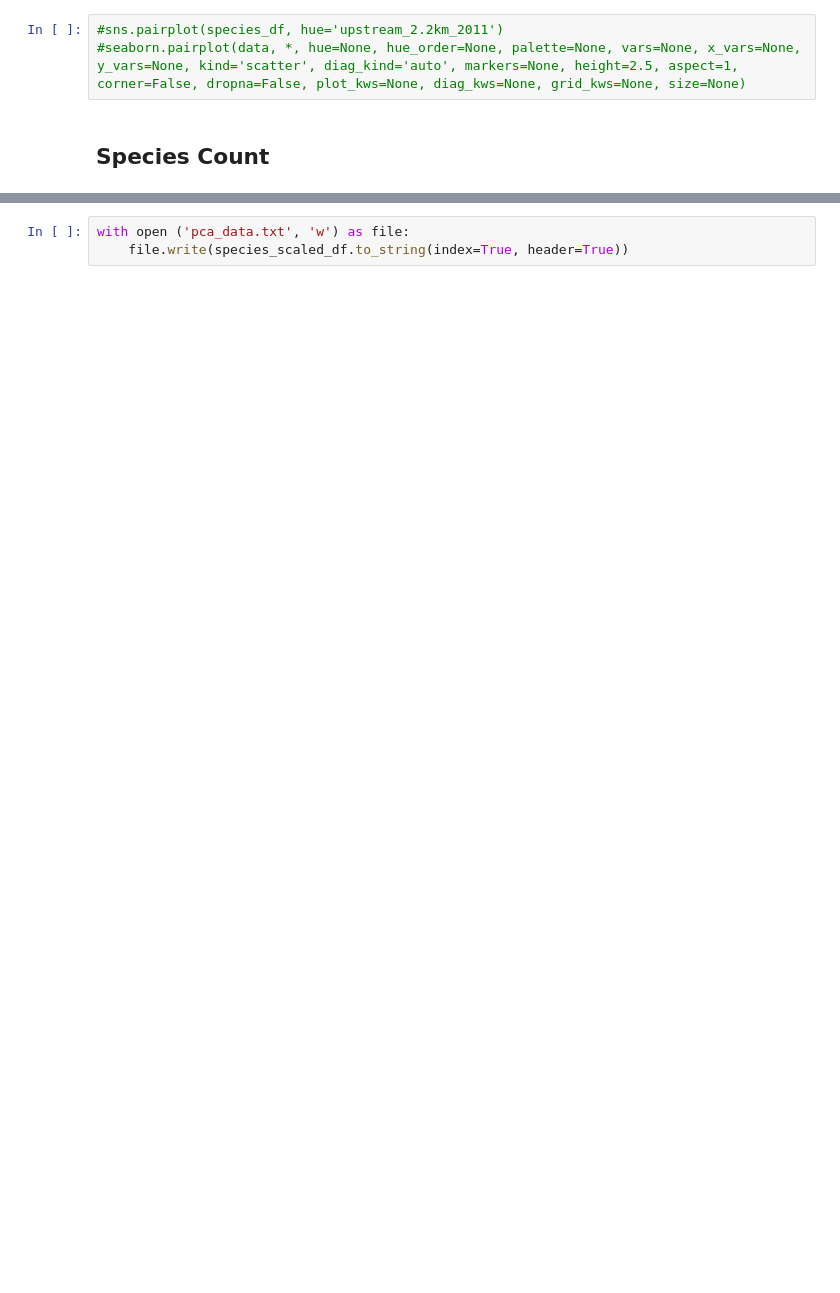
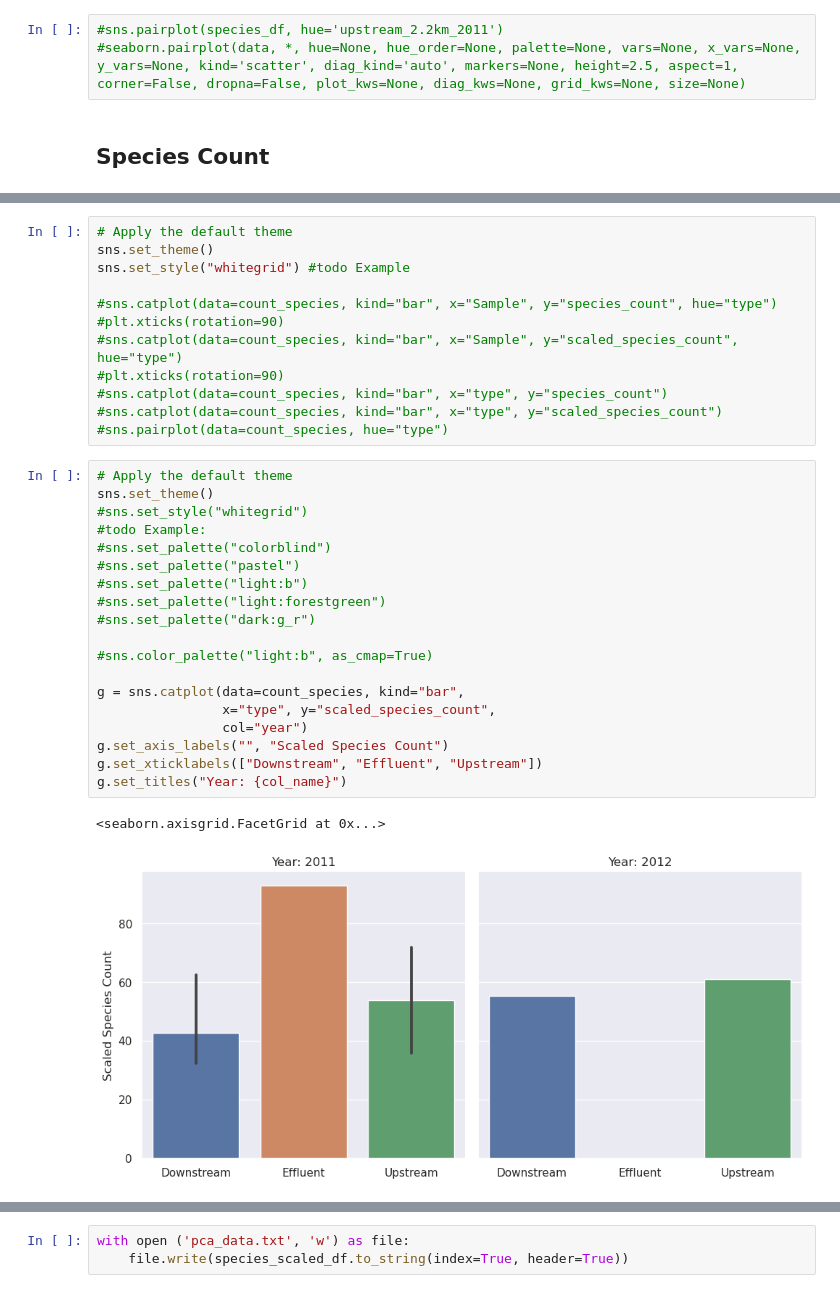
Before and after one commit to blomfelt/BBT045_Project, a Jupyter notebook: Project_group1.ipynb, the cells around one changed output, grey strips where cells are left out. Saved outputs shown, nothing was run; the diff lists cells and outputs as text; blank space fills up the shorter version.

```diff
--- a/Project_group1.ipynb
+++ b/Project_group1.ipynb
@@ -419,3 +417,37 @@ sns.catplot(data=count_species, kind="bar", x="type", y="species_count")
+# %%
+# Apply the default theme
+sns.set_theme()
+sns.set_style("whitegrid") #todo Example
+
+#sns.catplot(data=count_species, kind="bar", x="Sample", y="species_count", hue="type")
+#plt.xticks(rotation=90)
+#sns.catplot(data=count_species, kind="bar", x="Sample", y="scaled_species_count", hue="type")
+#plt.xticks(rotation=90)
+#sns.catplot(data=count_species, kind="bar", x="type", y="species_count")
+#sns.catplot(data=count_species, kind="bar", x="type", y="scaled_species_count")
+#sns.pairplot(data=count_species, hue="type")
+# %%
+# Apply the default theme
+sns.set_theme()
+#sns.set_style("whitegrid")
+#todo Example:
+#sns.set_palette("colorblind")
+#sns.set_palette("pastel")
+#sns.set_palette("light:b")
+#sns.set_palette("light:forestgreen")
+#sns.set_palette("dark:g_r")
+
+#sns.color_palette("light:b", as_cmap=True)
+
+g = sns.catplot(data=count_species, kind="bar",
+                x="type", y="scaled_species_count",
+                col="year")
+g.set_axis_labels("", "Scaled Species Count")
+g.set_xticklabels(["Downstream", "Effluent", "Upstream"])
+g.set_titles("Year: {col_name}")
+# %% [output]
+<seaborn.axisgrid.FacetGrid at 0x...>
+[figure, added]
 # %%
 count_species
 # %% [output]
```
Also changed, not shown: parts of 4 cells of this notebook, 1 other file.
